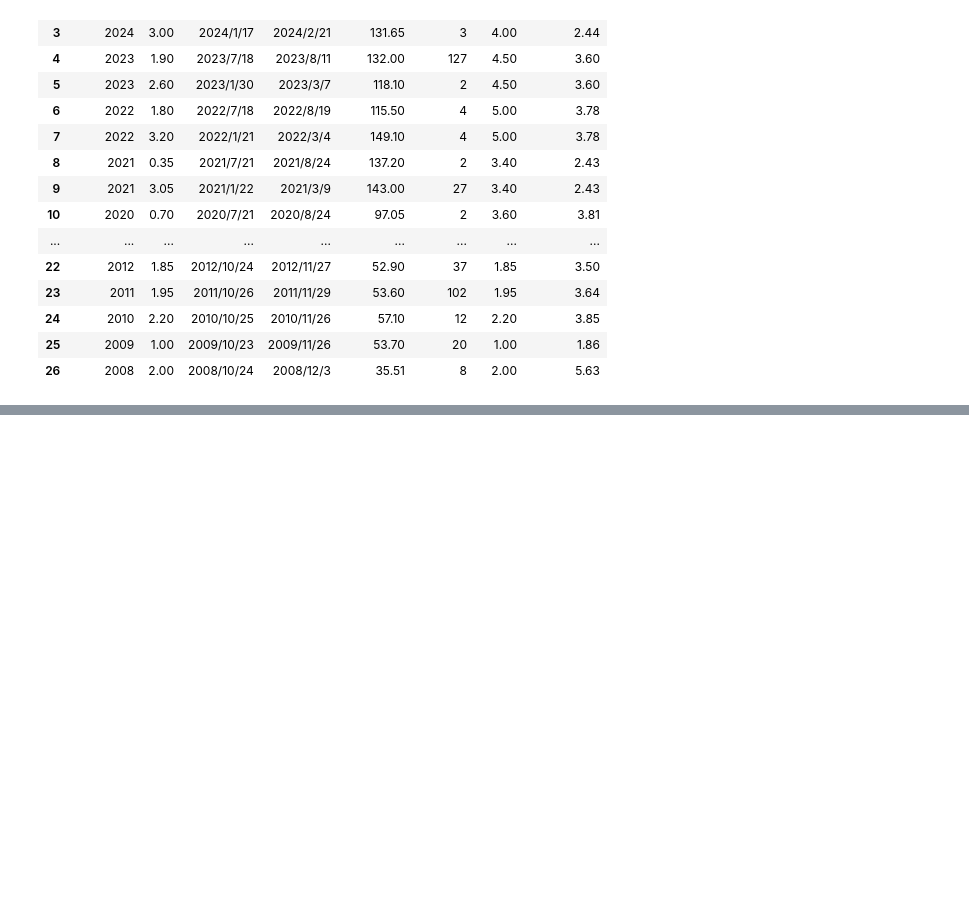
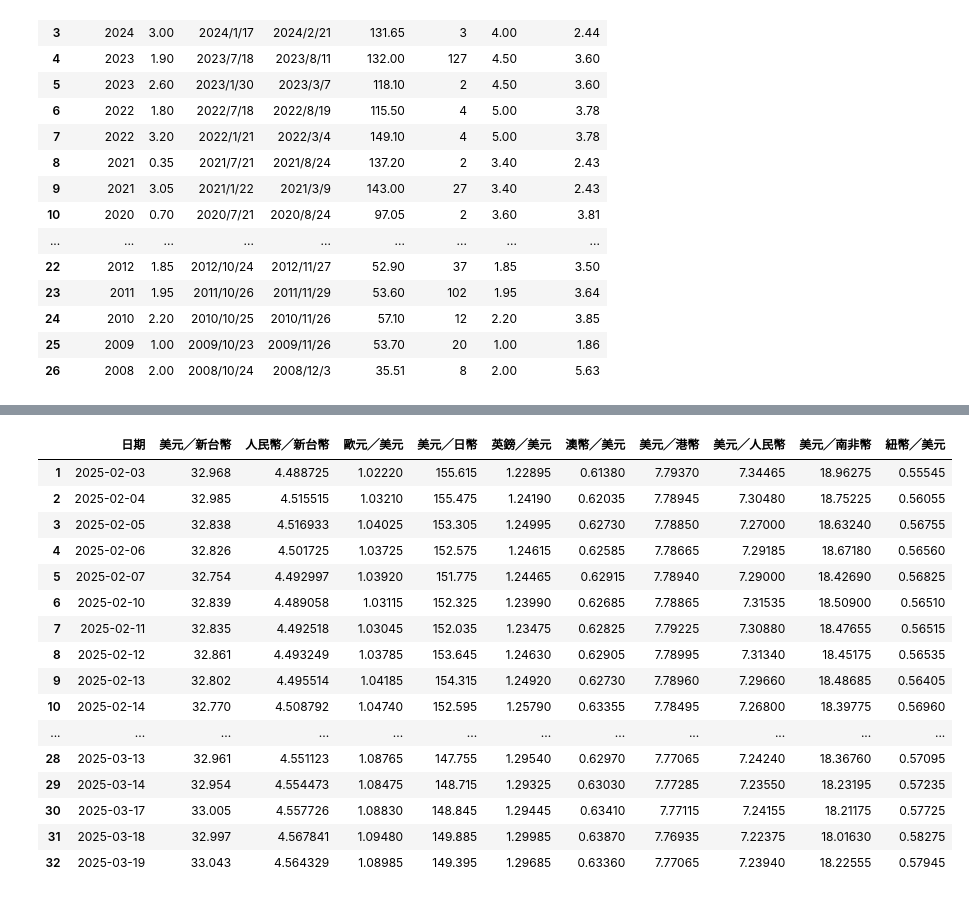
Before and after one commit to samko5sam/programming-language-class, a Jupyter notebook: 0320_DataVisualization.ipynb, the cells around one changed output, grey strips where cells are left out. Drawn from its saved outputs; the diff is of its cells as text; code cells hidden in the pictures; blank space fills up the shorter version.

```diff
--- a/0320_DataVisualization.ipynb
+++ b/0320_DataVisualization.ipynb
@@ -72,3 +71,42 @@ fig.update_layout(
 fig.show()
 # %% [output]
 [interactive output not drawn]
+# %%
+# 從 Google Sheets 讀取資料
+worksheet = gsheets.get_worksheet(1)
+data = worksheet.get_all_values()
+df = pd.DataFrame(data)
+df.columns=df.iloc[0]
+df = df.iloc[1:]
+
+# 將 '日期' 欄位轉換為日期型態
+df['日期'] = pd.to_datetime(df['日期'])
+
+# 將其他數值欄位轉換為浮動數型態
+numeric_columns = [
+    '美元╱新台幣', '人民幣╱新台幣', '歐元╱美元', '美元╱日幣',
+    '英鎊╱美元', '澳幣╱美元', '美元╱港幣', '美元╱人民幣',
+    '美元╱南非幣', '紐幣╱美元'
+]
+
+df[numeric_columns] = df[numeric_columns].apply(pd.to_numeric)
+
+df
+# %% [output]
+|  | 日期 | 美元╱新台幣 | 人民幣╱新台幣 | 歐元╱美元 | 美元╱日幣 | 英鎊╱美元 | 澳幣╱美元 | 美元╱港幣 | 美元╱人民幣 | 美元╱南非幣 | 紐幣╱美元 |
+| 1 | 2025-02-03 | 32.968 | 4.488725 | 1.02220 | 155.615 | 1.22895 | 0.61380 | 7.79370 | 7.34465 | 18.96275 | 0.55545 |
+| 2 | 2025-02-04 | 32.985 | 4.515515 | 1.03210 | 155.475 | 1.24190 | 0.62035 | 7.78945 | 7.30480 | 18.75225 | 0.56055 |
+| 3 | 2025-02-05 | 32.838 | 4.516933 | 1.04025 | 153.305 | 1.24995 | 0.62730 | 7.78850 | 7.27000 | 18.63240 | 0.56755 |
+| 4 | 2025-02-06 | 32.826 | 4.501725 | 1.03725 | 152.575 | 1.24615 | 0.62585 | 7.78665 | 7.29185 | 18.67180 | 0.56560 |
+| 5 | 2025-02-07 | 32.754 | 4.492997 | 1.03920 | 151.775 | 1.24465 | 0.62915 | 7.78940 | 7.29000 | 18.42690 | 0.56825 |
+| 6 | 2025-02-10 | 32.839 | 4.489058 | 1.03115 | 152.325 | 1.23990 | 0.62685 | 7.78865 | 7.31535 | 18.50900 | 0.56510 |
+| 7 | 2025-02-11 | 32.835 | 4.492518 | 1.03045 | 152.035 | 1.23475 | 0.62825 | 7.79225 | 7.30880 | 18.47655 | 0.56515 |
+| 8 | 2025-02-12 | 32.861 | 4.493249 | 1.03785 | 153.645 | 1.24630 | 0.62905 | 7.78995 | 7.31340 | 18.45175 | 0.56535 |
+| 9 | 2025-02-13 | 32.802 | 4.495514 | 1.04185 | 154.315 | 1.24920 | 0.62730 | 7.78960 | 7.29660 | 18.48685 | 0.56405 |
+| 10 | 2025-02-14 | 32.770 | 4.508792 | 1.04740 | 152.595 | 1.25790 | 0.63355 | 7.78495 | 7.26800 | 18.39775 | 0.56960 |
+| ... | ... | ... | ... | ... | ... | ... | ... | ... | ... | ... | ... |
+| 28 | 2025-03-13 | 32.961 | 4.551123 | 1.08765 | 147.755 | 1.29540 | 0.62970 | 7.77065 | 7.24240 | 18.36760 | 0.57095 |
+| 29 | 2025-03-14 | 32.954 | 4.554473 | 1.08475 | 148.715 | 1.29325 | 0.63030 | 7.77285 | 7.23550 | 18.23195 | 0.57235 |
+| 30 | 2025-03-17 | 33.005 | 4.557726 | 1.08830 | 148.845 | 1.29445 | 0.63410 | 7.77115 | 7.24155 | 18.21175 | 0.57725 |
+| 31 | 2025-03-18 | 32.997 | 4.567841 | 1.09480 | 149.885 | 1.29985 | 0.63870 | 7.76935 | 7.22375 | 18.01630 | 0.58275 |
+| 32 | 2025-03-19 | 33.043 | 4.564329 | 1.08985 | 149.395 | 1.29685 | 0.63360 | 7.77065 | 7.23940 | 18.22555 | 0.57945 |
```
Also changed, not shown: parts of 3 cells of this notebook.
